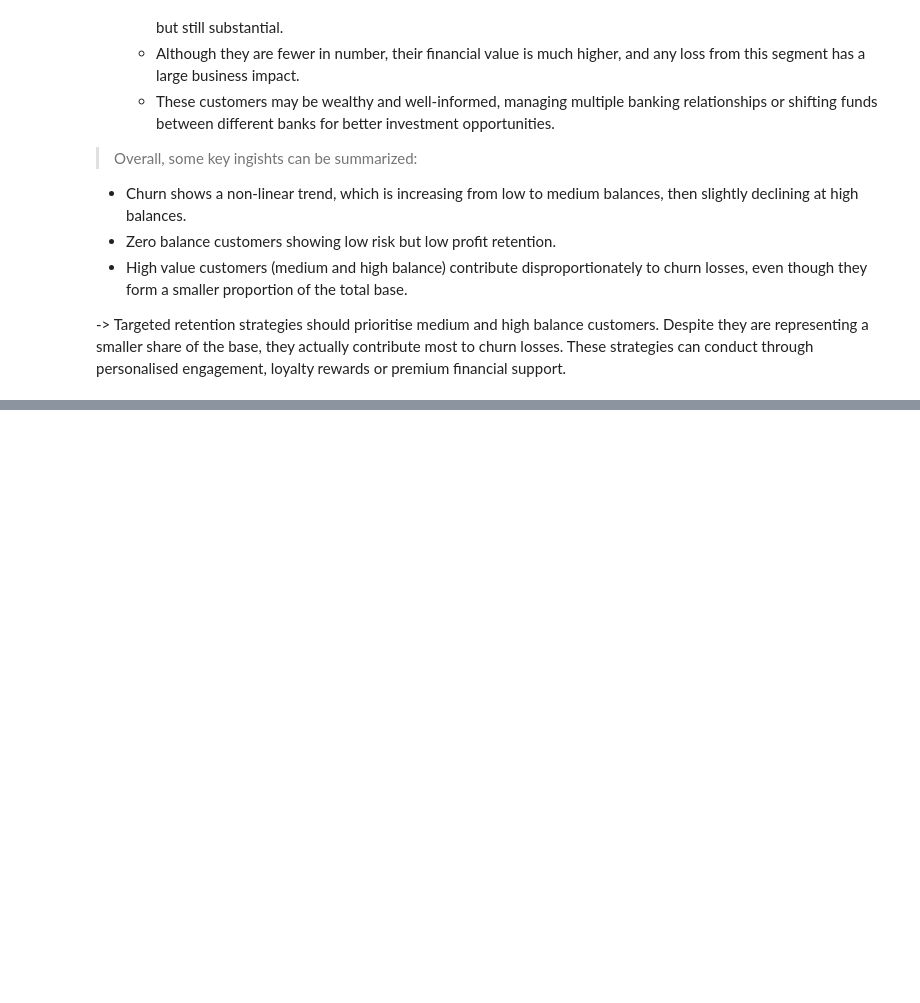
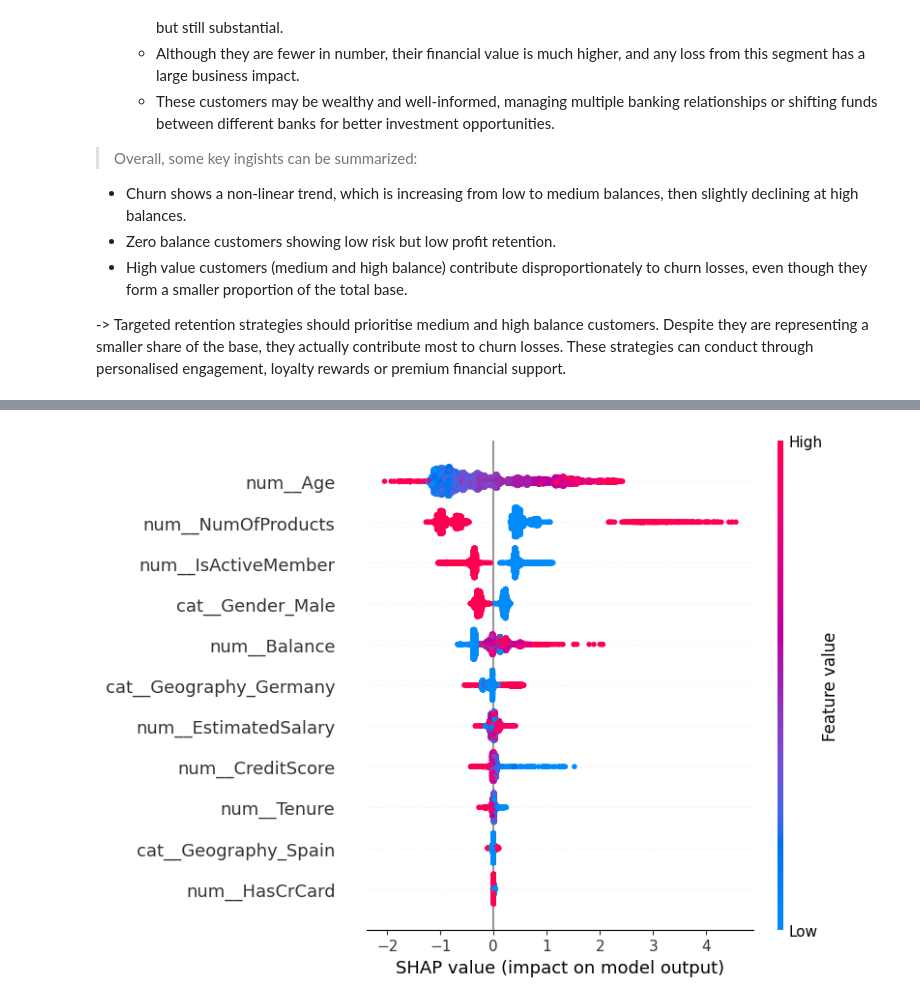
Before and after one commit to vietkhanh0106/bank-churn-analysis, a Jupyter notebook: notebooks/bank_churn_analysis.ipynb, the cells around one changed output, grey strips where cells are left out. Saved outputs shown, nothing was run; the diff lists cells and outputs as text; code cells hidden in the pictures; blank space fills up the shorter version.

```diff
--- a/notebooks/bank_churn_analysis.ipynb
+++ b/notebooks/bank_churn_analysis.ipynb
@@ -315,0 +835,5 @@ of demographic and regional churn patterns.
+# %%
+# SHAP summary plot
+shap.summary_plot(shap_values)
+# %% [output]
+[figure, added]
```
Also changed, not shown: parts of 41 cells of this notebook, 5 other files.
